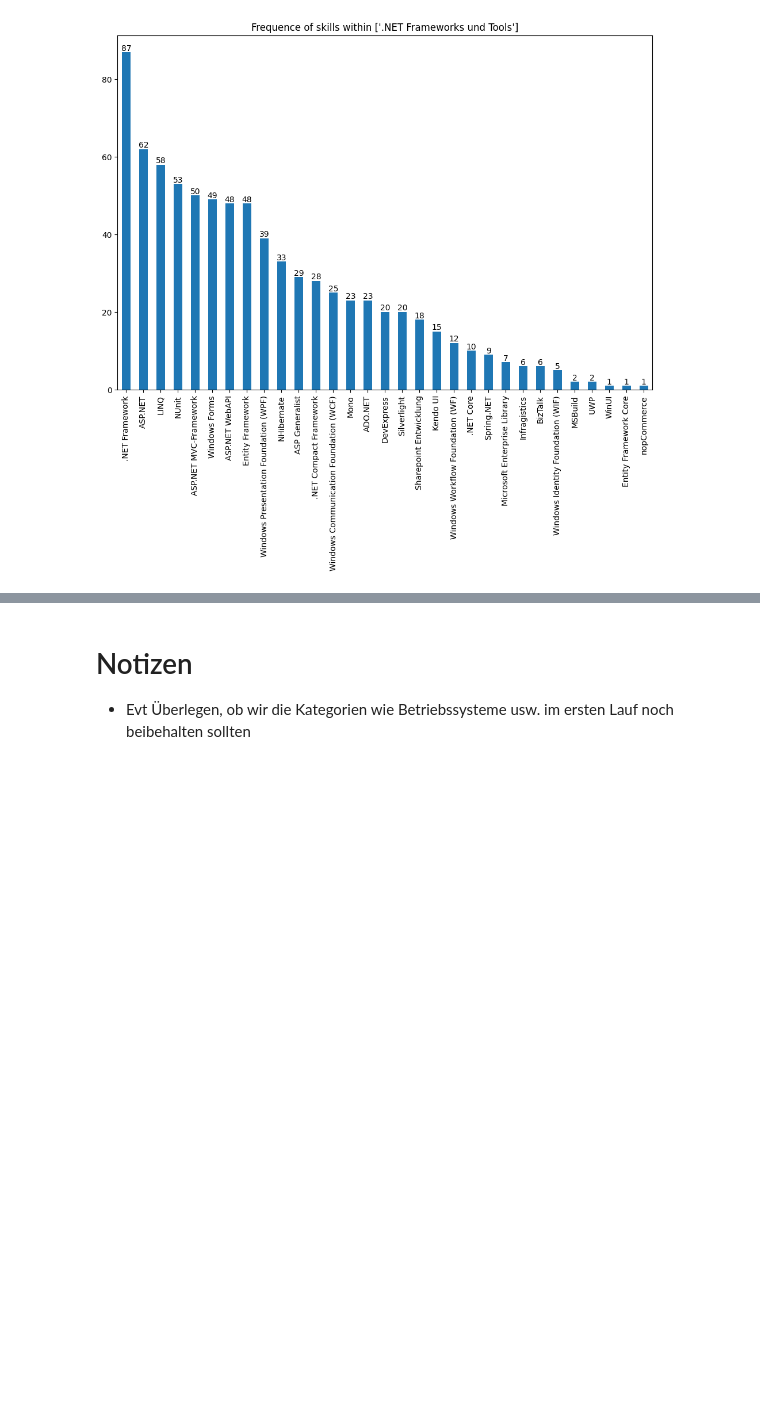
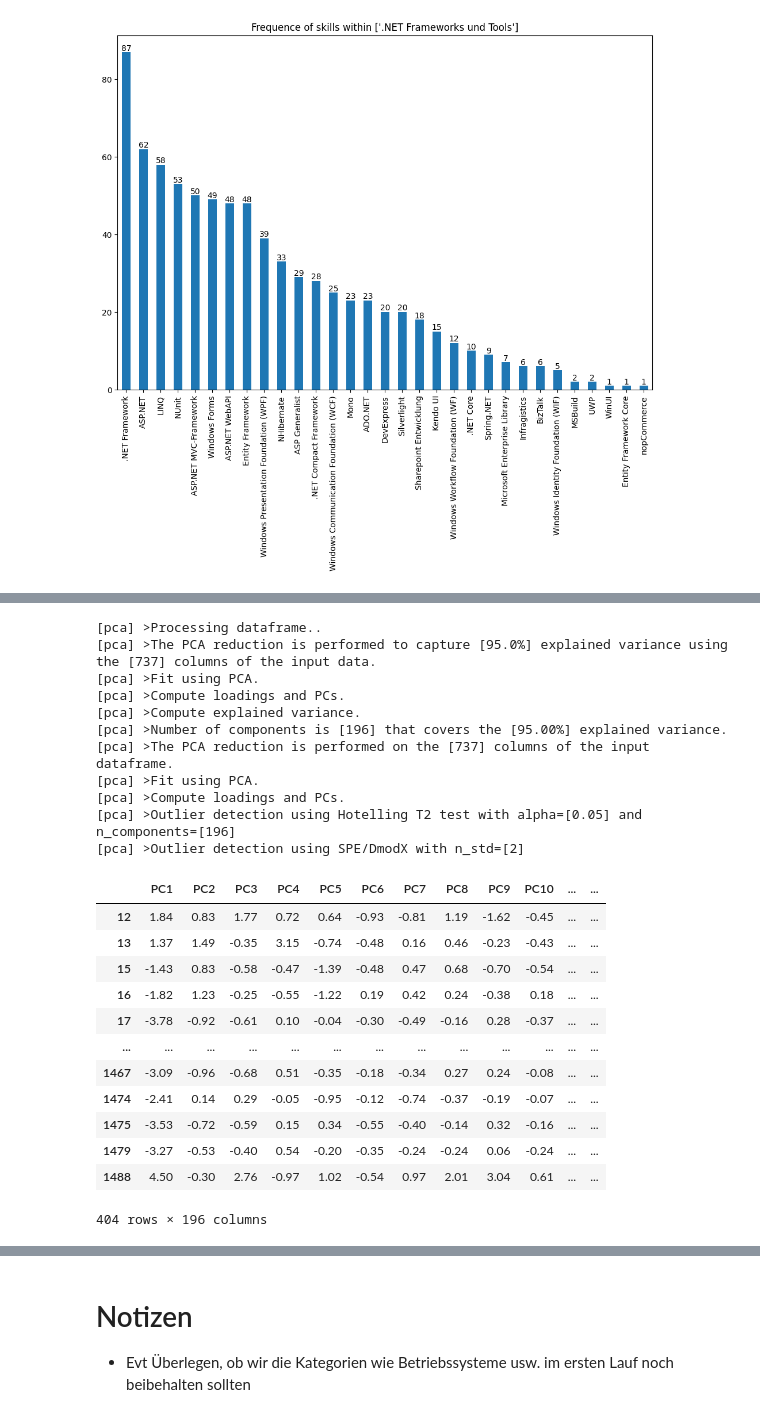
Before and after one commit to maximizer36/DS_AP, a Jupyter notebook: Git_AP_V1.ipynb, the cells around one changed output, grey strips where cells are left out. Saved outputs shown, nothing was run; the diff lists cells and outputs as text; code cells hidden in the pictures; blank space fills up the shorter version.

```diff
--- a/Git_AP_V1.ipynb
+++ b/Git_AP_V1.ipynb
@@ -203,0 +310,35 @@ plot_distribution_in_category(categories[0])
+# %%
+####
+# PCA
+####
+pc_a=pca(n_components= 0.95) #i want 95% of the total variance to be explained by the PC
+pca_transformed=pc_a.fit_transform(matrix)
+matrix_pca=pd.DataFrame(pca_transformed["PC"])
+matrix_pca.round(2)
+#pca_transformed
+#pca_transformed
+# %% [output]
+[pca] >Processing dataframe..
+[pca] >The PCA reduction is performed to capture [95.0%] explained variance using the [737] columns of the input data.
+[pca] >Fit using PCA.
+[pca] >Compute loadings and PCs.
+[pca] >Compute explained variance.
+[pca] >Number of components is [196] that covers the [95.00%] explained variance.
+[pca] >The PCA reduction is performed on the [737] columns of the input dataframe.
+[pca] >Fit using PCA.
+[pca] >Compute loadings and PCs.
+[pca] >Outlier detection using Hotelling T2 test with alpha=[0.05] and n_components=[196]
+[pca] >Outlier detection using SPE/DmodX with n_std=[2]
+|  | PC1 | PC2 | PC3 | PC4 | PC5 | PC6 | PC7 | PC8 | PC9 | PC10 | ... | ... |
+| 12 | 1.84 | 0.83 | 1.77 | 0.72 | 0.64 | -0.93 | -0.81 | 1.19 | -1.62 | -0.45 | ... | ... |
+| 13 | 1.37 | 1.49 | -0.35 | 3.15 | -0.74 | -0.48 | 0.16 | 0.46 | -0.23 | -0.43 | ... | ... |
+| 15 | -1.43 | 0.83 | -0.58 | -0.47 | -1.39 | -0.48 | 0.47 | 0.68 | -0.70 | -0.54 | ... | ... |
+| 16 | -1.82 | 1.23 | -0.25 | -0.55 | -1.22 | 0.19 | 0.42 | 0.24 | -0.38 | 0.18 | ... | ... |
+| 17 | -3.78 | -0.92 | -0.61 | 0.10 | -0.04 | -0.30 | -0.49 | -0.16 | 0.28 | -0.37 | ... | ... |
+| ... | ... | ... | ... | ... | ... | ... | ... | ... | ... | ... | ... | ... |
+| 1467 | -3.09 | -0.96 | -0.68 | 0.51 | -0.35 | -0.18 | -0.34 | 0.27 | 0.24 | -0.08 | ... | ... |
+| 1474 | -2.41 | 0.14 | 0.29 | -0.05 | -0.95 | -0.12 | -0.74 | -0.37 | -0.19 | -0.07 | ... | ... |
+| 1475 | -3.53 | -0.72 | -0.59 | 0.15 | 0.34 | -0.55 | -0.40 | -0.14 | 0.32 | -0.16 | ... | ... |
+| 1479 | -3.27 | -0.53 | -0.40 | 0.54 | -0.20 | -0.35 | -0.24 | -0.24 | 0.06 | -0.24 | ... | ... |
+| 1488 | 4.50 | -0.30 | 2.76 | -0.97 | 1.02 | -0.54 | 0.97 | 2.01 | 3.04 | 0.61 | ... | ... |
+404 rows × 196 columns
```
Also changed, not shown: parts of 14 cells of this notebook.
